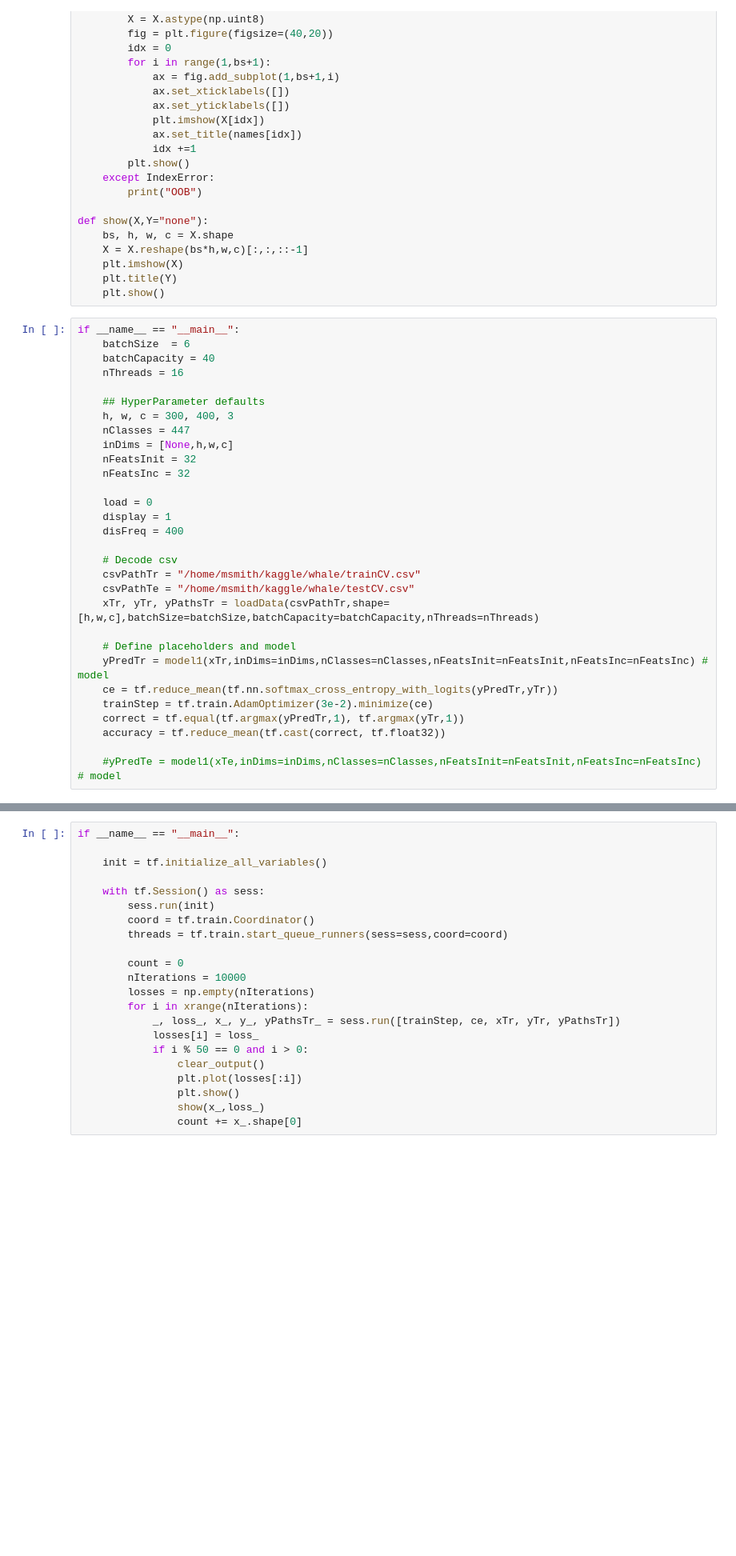
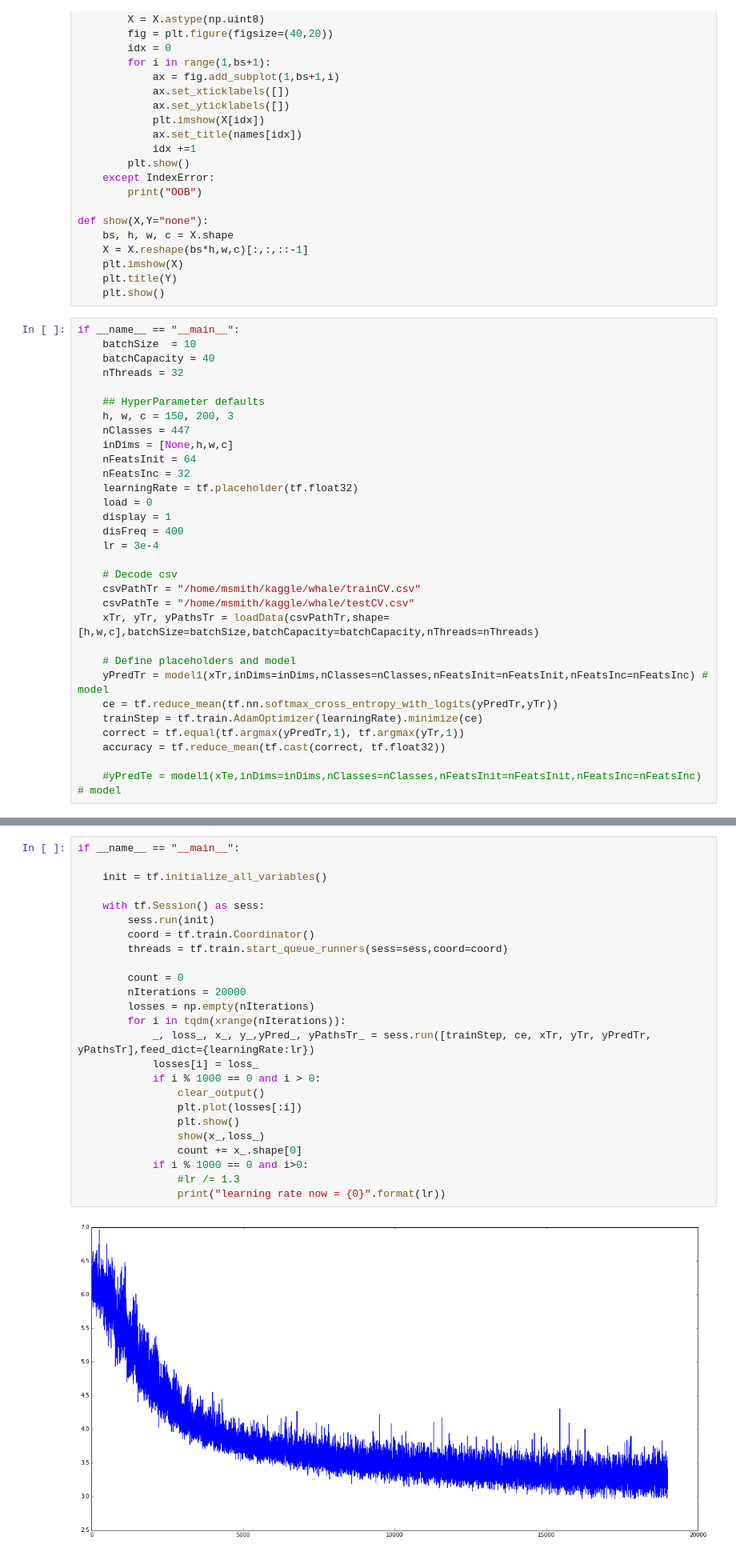
Before and after one commit to mattdns1006/whale, a Jupyter notebook: identifier/main.ipynb, the cells around one changed output, grey strips where cells are left out. Shown: that part at 80% size. Drawn from its saved outputs; the diff is of its cells as text; blank space fills up the shorter version.

```diff
--- a/identifier/main.ipynb
+++ b/identifier/main.ipynb
@@ -44,20 +44,21 @@ def show(X,Y="none"):
     plt.show()
 # %%
 if __name__ == "__main__":
-    batchSize  = 6
+    batchSize  = 10
     batchCapacity = 40
-    nThreads = 16
+    nThreads = 32
 
     ## HyperParameter defaults
-    h, w, c = 300, 400, 3
+    h, w, c = 150, 200, 3
     nClasses = 447
     inDims = [None,h,w,c]
-    nFeatsInit = 32
+    nFeatsInit = 64
     nFeatsInc = 32
-
+    learningRate = tf.placeholder(tf.float32)
     load = 0
     display = 1
     disFreq = 400
+    lr = 3e-4
 
     # Decode csv
     csvPathTr = "/home/msmith/kaggle/whale/trainCV.csv"
@@ -67,7 +68,7 @@ if __name__ == "__main__":
     # Define placeholders and model
     yPredTr = model1(xTr,inDims=inDims,nClasses=nClasses,nFeatsInit=nFeatsInit,nFeatsInc=nFeatsInc) # model
     ce = tf.reduce_mean(tf.nn.softmax_cross_entropy_with_logits(yPredTr,yTr))
-    trainStep = tf.train.AdamOptimizer(3e-2).minimize(ce)
+    trainStep = tf.train.AdamOptimizer(learningRate).minimize(ce)
     correct = tf.equal(tf.argmax(yPredTr,1), tf.argmax(yTr,1))
     accuracy = tf.reduce_mean(tf.cast(correct, tf.float32))
 
@@ -88,22 +88,27 @@ Tensor("Mul:0", shape=(?, ?, ?), dtype=float32)
 # %%
 if __name__ == "__main__":
 
     init = tf.initialize_all_variables()
 
     with tf.Session() as sess:
         sess.run(init)
         coord = tf.train.Coordinator()
         threads = tf.train.start_queue_runners(sess=sess,coord=coord)
 
         count = 0
-        nIterations = 10000
+        nIterations = 20000
         losses = np.empty(nIterations)
-        for i in xrange(nIterations):
-            _, loss_, x_, y_, yPathsTr_ = sess.run([trainStep, ce, xTr, yTr, yPathsTr])
+        for i in tqdm(xrange(nIterations)):
+            _, loss_, x_, y_,yPred_, yPathsTr_ = sess.run([trainStep, ce, xTr, yTr, yPredTr, yPathsTr],feed_dict={learningRate:lr})
             losses[i] = loss_
-            if i % 50 == 0 and i > 0:
+            if i % 1000 == 0 and i > 0:
                 clear_output()
                 plt.plot(losses[:i])
                 plt.show()
                 show(x_,loss_)
                 count += x_.shape[0]
+            if i % 1000 == 0 and i>0:
+                #lr /= 1.3
+                print("learning rate now = {0}".format(lr))
+# %% [output]
+[figure, added]
```
Also changed, not shown: parts of 2 cells of this notebook, 1 other file.
